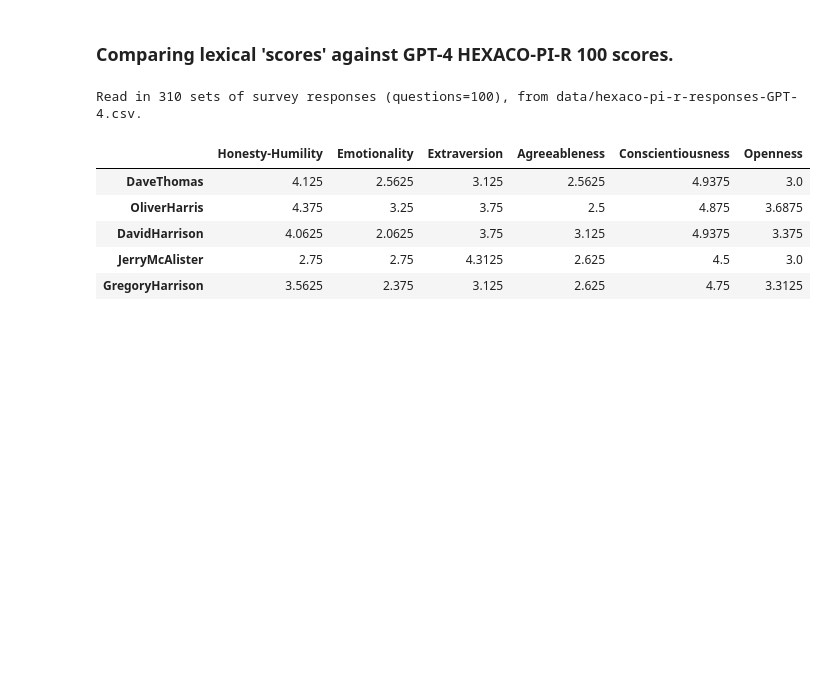
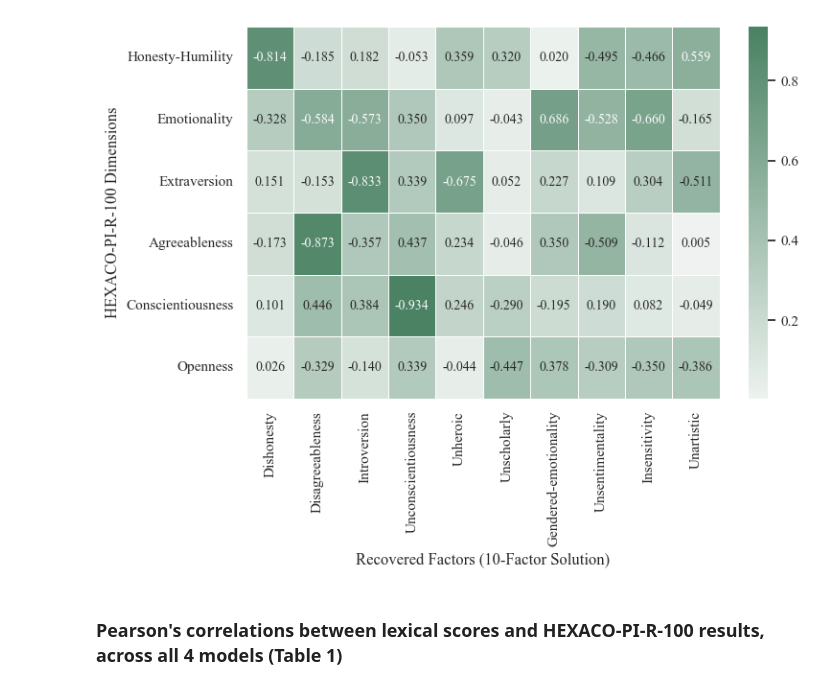
Before and after one commit to alan-turing-institute/hexaco-rep-public, a Jupyter notebook: Fig6-ConvergentValidity.ipynb, the cells around one changed output. Saved outputs shown, nothing was run; the diff lists cells and outputs as text; code cells hidden in the pictures; blank space fills up the shorter version.

```diff
--- a/Fig6-ConvergentValidity.ipynb
+++ b/Fig6-ConvergentValidity.ipynb
@@ -56,0 +24,18 @@ df_dimensions[:5]
+# %%
+# Compare agent's lexical scores (derived from PopC's 10 factor solution) to their HEXACO-PI-R-100 results (for GPT-4)
+import pandas as pd
+from scipy.stats import pearsonr
+from support.hexaco_pi_r import get_pir_scores
+
+df = get_pir_scores("data/hexaco-pi-r-responses-GPT-4.csv")
+
+# now for all hexaco dimensions, across all agent factors, report pearsons!
+results = pd.DataFrame(index=df.columns, columns=df_lexical.columns)
+for hexaco_survey in df.columns:
+    for agents_factor in df_lexical.columns:
+        r, p_value = pearsonr(df[hexaco_survey], df_lexical[agents_factor])
+        results.loc[hexaco_survey, agents_factor] = r
+
+pp = pd.DataFrame(results)
+pp = pp.astype(float).round(3)
+pp
@@ -57,34 +50,25 @@ df_dimensions[:5]
+# %%
+def plot_for_paper_figure_6(df):
+    import matplotlib.pyplot as plt
+    import seaborn as sns
+    import numpy as np
+
+    results_numeric = df.astype(float)
+    annotations = results_numeric.map(lambda x: f"{'-' if x < 0 else ''}{abs(x):.3f}")
+
+    sns.set_theme(style='white', font='Times New Roman')
+    plt.figure(figsize=(8, 6))
+    cm = sns.diverging_palette(300, 145, s=60, as_cmap=True)
+    sns.heatmap(results_numeric.abs(), annot=annotations, fmt='', cmap=cm, center=0, linewidths=0.5, annot_kws={"size": 10})
+    # plt.title('Correlation Heatmap of Agents\' HEXACO-PI-R-100 results and recovered lexical factors')
+    plt.xlabel('Recovered Factors (10-Factor Solution)')
+    plt.ylabel('HEXACO-PI-R-100 Dimensions')
+
+    plt.tight_layout()
+    plt.show()
+
+plot_for_paper_figure_6(results)
+# %% [output]
+[figure, added]
 # %% [markdown]
-### Comparing lexical 'scores' against GPT-4 HEXACO-PI-R 100 scores.
+### Pearson's correlations between lexical scores and HEXACO-PI-R-100 results, across all 4 models (Table 1)
-# %%
-def get_pir_scores(file):
-    """
-    Reads in the HEXACO-PI-R scores from a CSV file and returns the scores.
-    """
-
-    # now load in the scores from the HEXACO-PI-R 100 survey.
-    from support.hexaco_pi_r import responses_to_scores, scoring, calc_dimension_scores
-    pir100 = pd.read_csv(file, index_col=0)
-    print(f"Read in {len(pir100)} sets of survey responses (questions={pir100.shape[1]}), from {file}.")
-    pir100.rename(index={'CalebJThompson':'CalebJ'}, inplace=True)
-    pir100.rename(index={'JohnathonKRiley':'JohnathonK'}, inplace=True)
-    pir100.rename(index={'VioletBRichmond':'VioletB'}, inplace=True)
-    pir100.columns = range(len(pir100.columns))
-
-    # map text responses to score, using scoring mechanism (includes reverse scoring)
-    pir100_scores = responses_to_scores(pir100, scoring)
-
-    # then figure out a score for each dimension for each agent.
-    pir100_dim_scores = calc_dimension_scores(pir100_scores, scoring)
-    return pir100_dim_scores
-
-df = get_pir_scores("data/hexaco-pi-r-responses-GPT-4.csv")
-df[:5]
-# %% [output]
-Read in 310 sets of survey responses (questions=100), from data/hexaco-pi-r-responses-GPT-4.csv.
-|  | Honesty-Humility | Emotionality | Extraversion | Agreeableness | Conscientiousness | Openness |
-| DaveThomas | 4.125 | 2.5625 | 3.125 | 2.5625 | 4.9375 | 3.0 |
-| OliverHarris | 4.375 | 3.25 | 3.75 | 2.5 | 4.875 | 3.6875 |
-| DavidHarrison | 4.0625 | 2.0625 | 3.75 | 3.125 | 4.9375 | 3.375 |
-| JerryMcAlister | 2.75 | 2.75 | 4.3125 | 2.625 | 4.5 | 3.0 |
-| GregoryHarrison | 3.5625 | 2.375 | 3.125 | 2.625 | 4.75 | 3.3125 |
```
Also changed, not shown: parts of 12 cells of this notebook.
